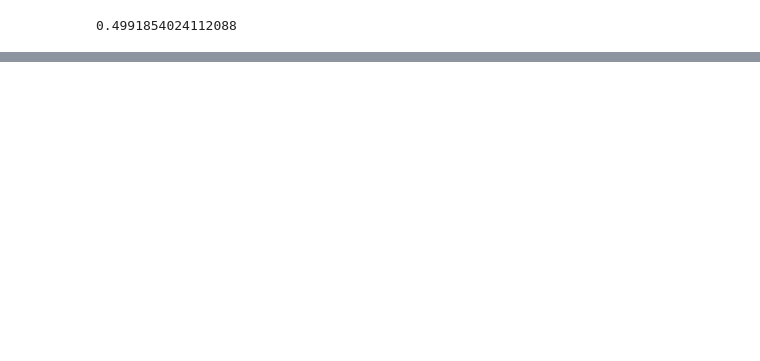
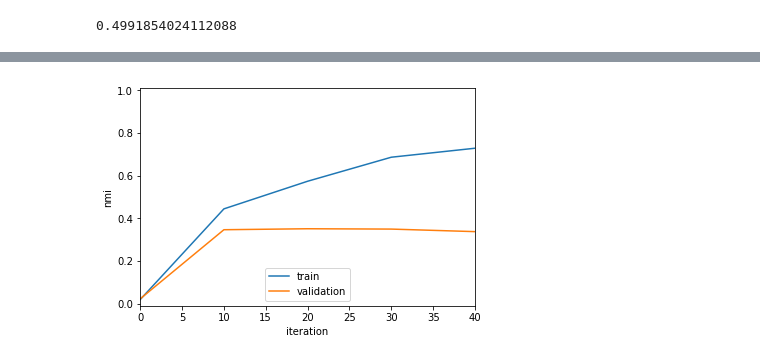
Before and after one commit to dwright04/machine_augmented_classification, a Jupyter notebook: notebooks/multitask_experiment_3pi.ipynb, the cells around one changed output, grey strips where cells are left out. Drawn from its saved outputs; the diff is of its cells as text; code cells hidden in the pictures; blank space fills up the shorter version.

```diff
--- a/notebooks/multitask_experiment_3pi.ipynb
+++ b/notebooks/multitask_experiment_3pi.ipynb
@@ -355,2 +420,13 @@ plt.show()
+# %%
+plt.plot(metrics_dict['iteration'], metrics_dict['train_nmi'], label='train')
+plt.plot(metrics_dict['iteration'], metrics_dict['valid_nmi'], label='validation')
+plt.xlim(0,metrics_dict['iteration'][-1])
+plt.ylim(-0.01,1.01)
+plt.xlabel('iteration')
+plt.ylabel('nmi')
+plt.legend(loc='lower center')
+plt.show()
+# %% [output]
+[figure, added]
 # %%
 cluster_centres = get_cluster_centres(dec)
```
Also changed, not shown: parts of 28 cells of this notebook.
